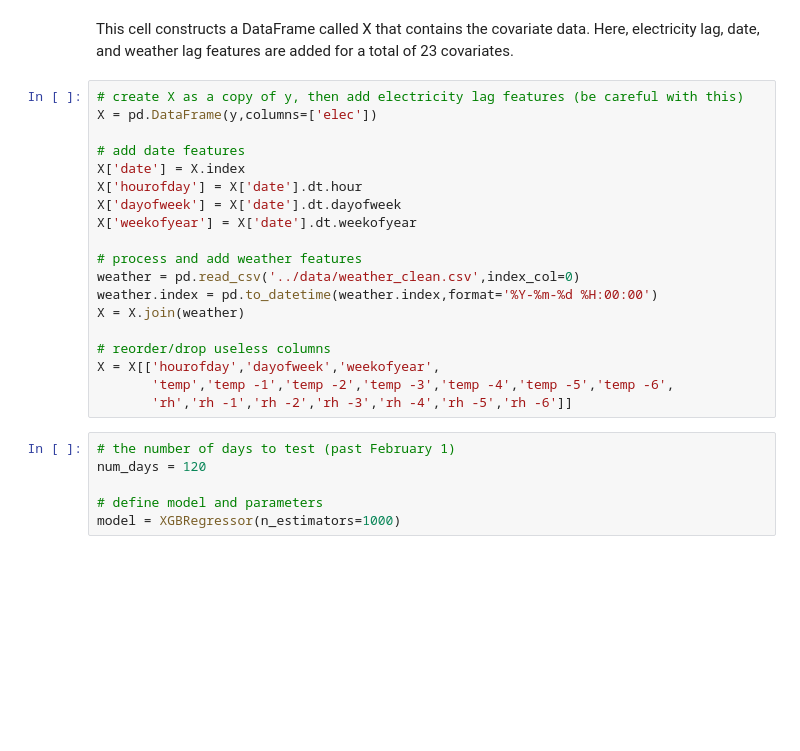
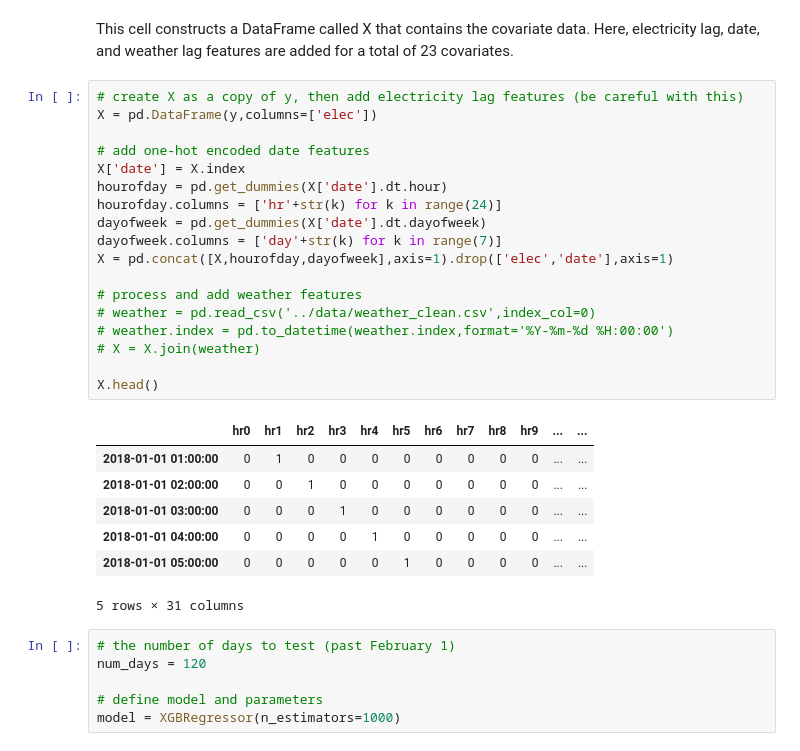
Before and after one commit to kevinkoste/university-load-forecasting, a Jupyter notebook: prediction/xgb_model.ipynb, the cells around one changed output. Drawn from its saved outputs; the diff is of its cells as text; blank space fills up the shorter version.

```diff
--- a/prediction/xgb_model.ipynb
+++ b/prediction/xgb_model.ipynb
@@ -26,22 +26,29 @@ This cell constructs a DataFrame called X that contains the covariate data. Here
 # %%
 # create X as a copy of y, then add electricity lag features (be careful with this)
 X = pd.DataFrame(y,columns=['elec'])
 
-# add date features
+# add one-hot encoded date features
 X['date'] = X.index
-X['hourofday'] = X['date'].dt.hour
-X['dayofweek'] = X['date'].dt.dayofweek
-X['weekofyear'] = X['date'].dt.weekofyear
+hourofday = pd.get_dummies(X['date'].dt.hour)
+hourofday.columns = ['hr'+str(k) for k in range(24)]
+dayofweek = pd.get_dummies(X['date'].dt.dayofweek)
+dayofweek.columns = ['day'+str(k) for k in range(7)]
+X = pd.concat([X,hourofday,dayofweek],axis=1).drop(['elec','date'],axis=1)
 
 # process and add weather features
-weather = pd.read_csv('../data/weather_clean.csv',index_col=0)
-weather.index = pd.to_datetime(weather.index,format='%Y-%m-%d %H:00:00')
-X = X.join(weather)
+# weather = pd.read_csv('../data/weather_clean.csv',index_col=0)
+# weather.index = pd.to_datetime(weather.index,format='%Y-%m-%d %H:00:00')
+# X = X.join(weather)
 
-# reorder/drop useless columns
-X = X[['hourofday','dayofweek','weekofyear',
-       'temp','temp -1','temp -2','temp -3','temp -4','temp -5','temp -6',
-       'rh','rh -1','rh -2','rh -3','rh -4','rh -5','rh -6']]
+X.head()
+# %% [output]
+|  | hr0 | hr1 | hr2 | hr3 | hr4 | hr5 | hr6 | hr7 | hr8 | hr9 | ... | ... |
+| 2018-01-01 01:00:00 | 0 | 1 | 0 | 0 | 0 | 0 | 0 | 0 | 0 | 0 | ... | ... |
+| 2018-01-01 02:00:00 | 0 | 0 | 1 | 0 | 0 | 0 | 0 | 0 | 0 | 0 | ... | ... |
+| 2018-01-01 03:00:00 | 0 | 0 | 0 | 1 | 0 | 0 | 0 | 0 | 0 | 0 | ... | ... |
+| 2018-01-01 04:00:00 | 0 | 0 | 0 | 0 | 1 | 0 | 0 | 0 | 0 | 0 | ... | ... |
+| 2018-01-01 05:00:00 | 0 | 0 | 0 | 0 | 0 | 1 | 0 | 0 | 0 | 0 | ... | ... |
+5 rows × 31 columns
 # %%
 # the number of days to test (past February 1)
 num_days = 120
```
Also changed, not shown: parts of 3 cells of this notebook, 6 other files.
